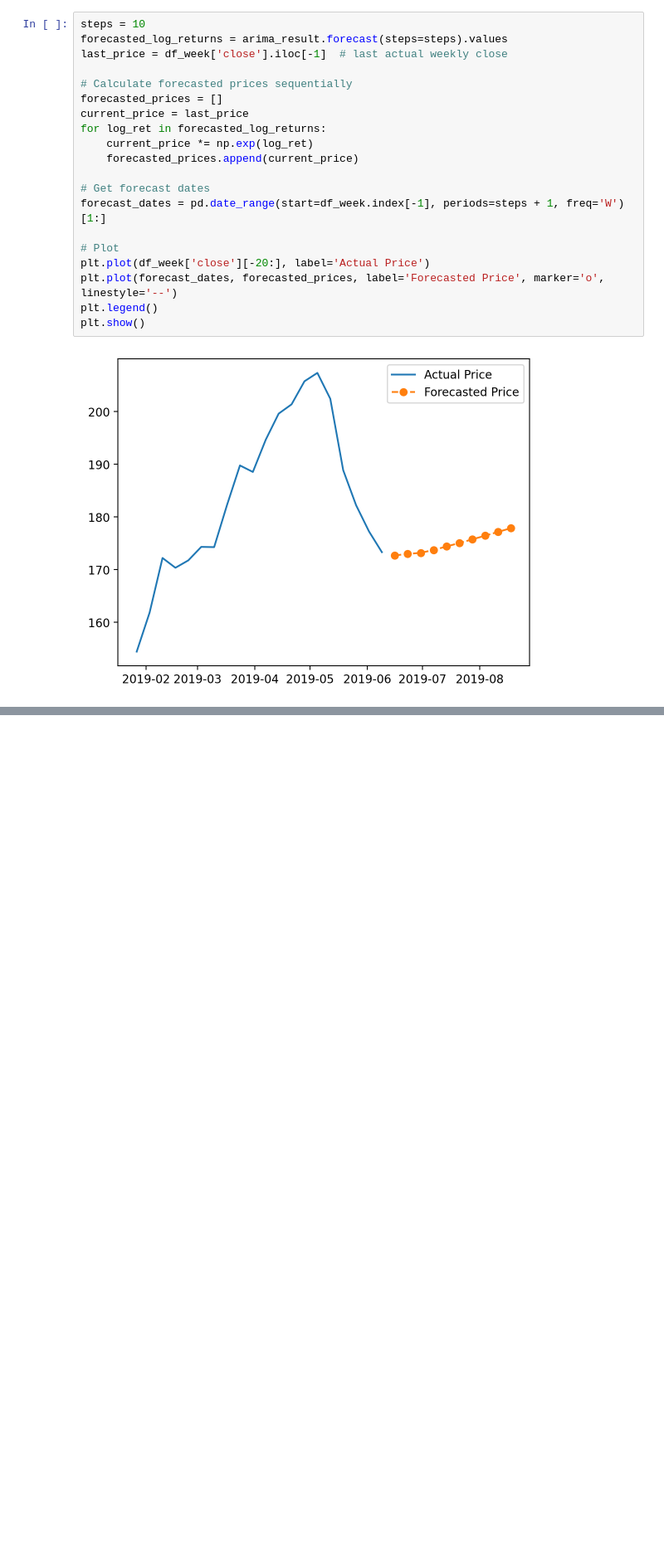
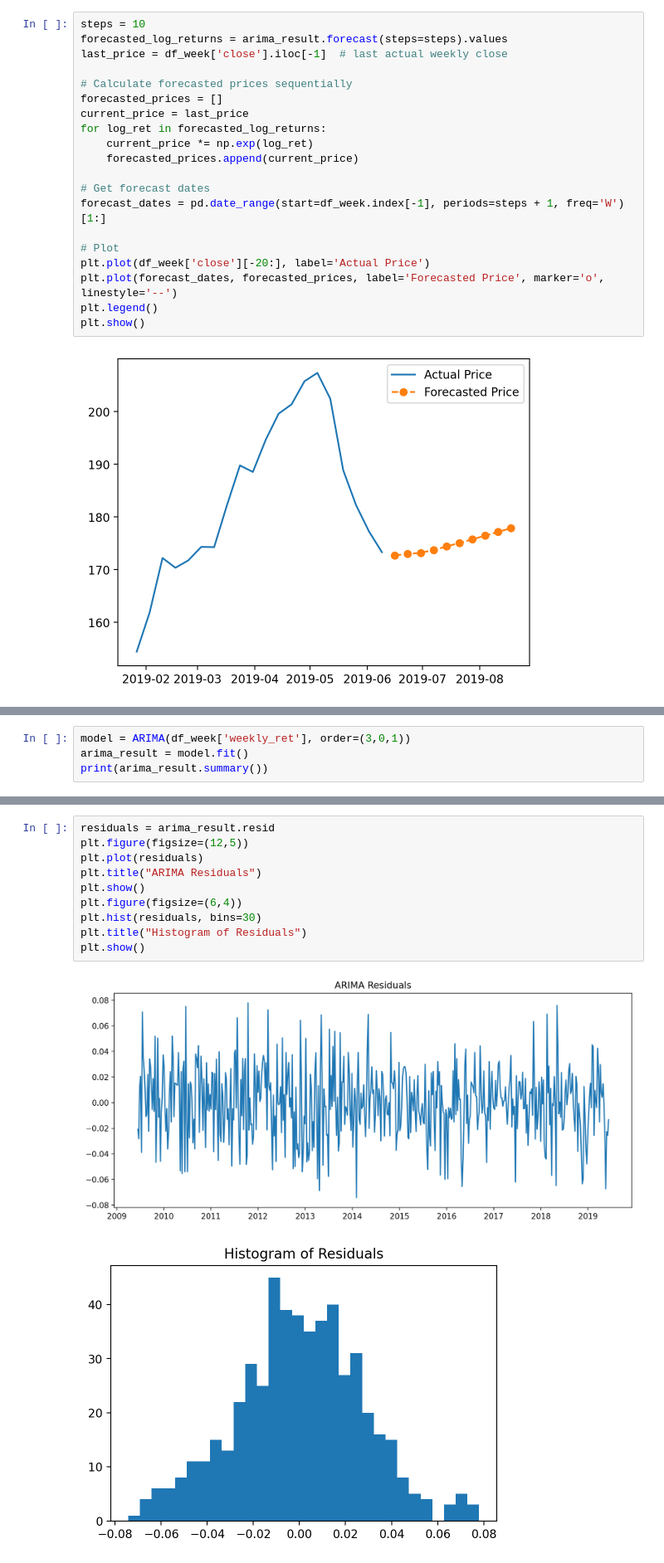
Before and after one commit to shozab-megatron/ARIMA-Financial-Time-Series, a Jupyter notebook: AAPL_ARIMA_Model.ipynb, the cells around one changed output, grey strips where cells are left out. Shown at 83% size. Saved outputs shown, nothing was run; the diff lists cells and outputs as text; blank space fills up the shorter version.

```diff
--- a/AAPL_ARIMA_Model.ipynb
+++ b/AAPL_ARIMA_Model.ipynb
@@ -231,0 +244,4 @@ plt.show()
+# %%
+model = ARIMA(df_week['weekly_ret'], order=(3,0,1))
+arima_result = model.fit()
+print(arima_result.summary())
@@ -231,0 +266,13 @@ plt.show()
+# %%
+residuals = arima_result.resid
+plt.figure(figsize=(12,5))
+plt.plot(residuals)
+plt.title("ARIMA Residuals")
+plt.show()
+plt.figure(figsize=(6,4))
+plt.hist(residuals, bins=30)
+plt.title("Histogram of Residuals")
+plt.show()
+# %% [output]
+[figure, added]
+[figure, added]
```
Also changed, not shown: parts of 4 cells of this notebook.
